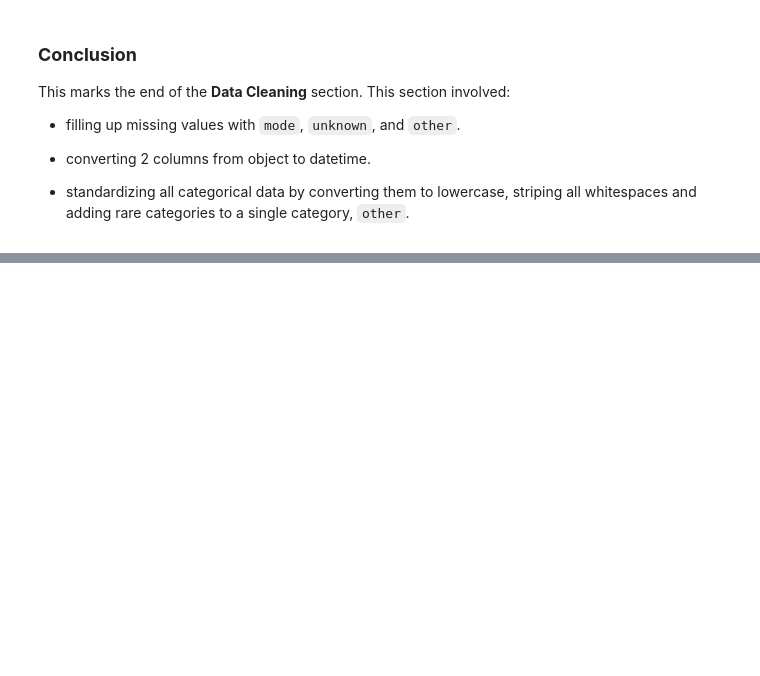
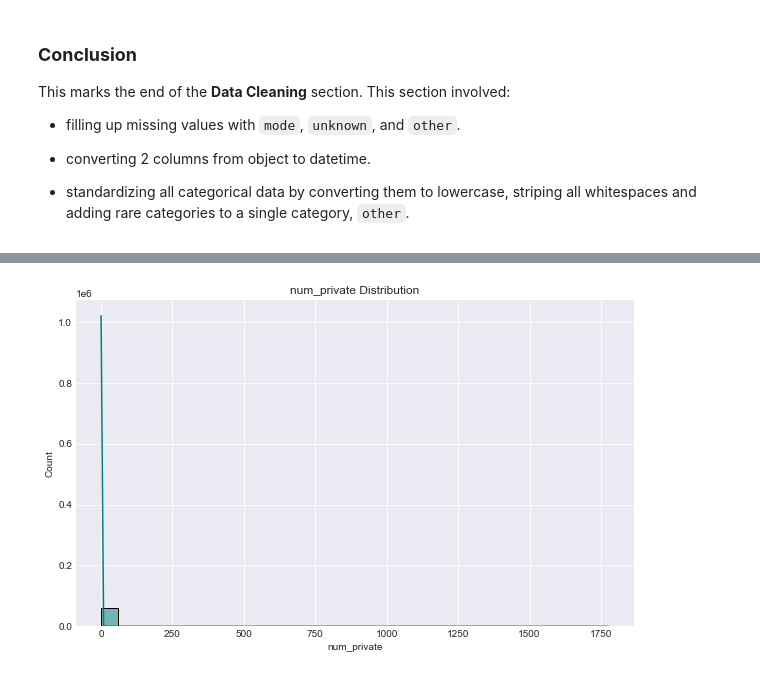
Before and after one commit to Assesa44/Tanzania-Wells-Functionality-Predictions, a Jupyter notebook: Notebooks/wells_analysis.ipynb, the cells around one changed output, grey strips where cells are left out. Cells and saved outputs as stored; diff of their text form; code cells hidden in the pictures; blank space fills up the shorter version.

```diff
--- a/Notebooks/wells_analysis.ipynb
+++ b/Notebooks/wells_analysis.ipynb
@@ -640,0 +693,4 @@ This marks the end of the **Data Cleaning** section. This section involved:
+# %%
+plot.distribution('num_private')
+# %% [output]
+[figure, added]
```
Also changed, not shown: parts of 31 cells of this notebook.
